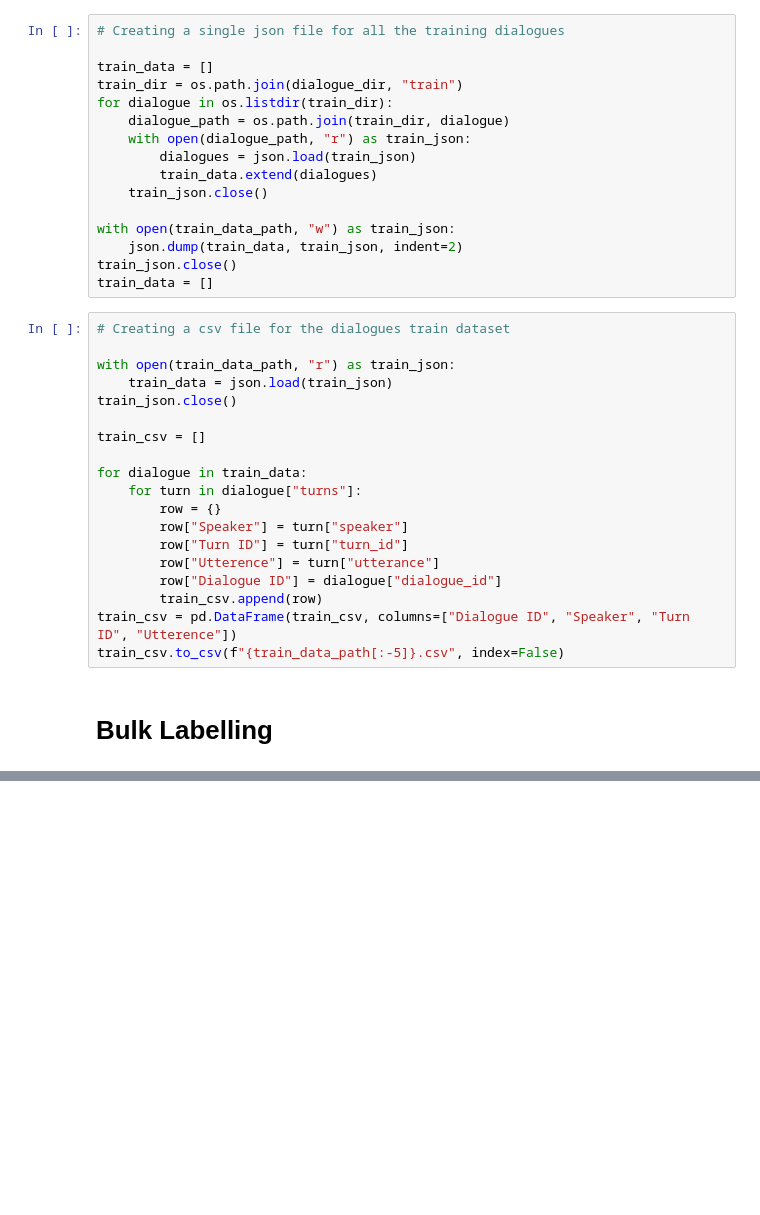
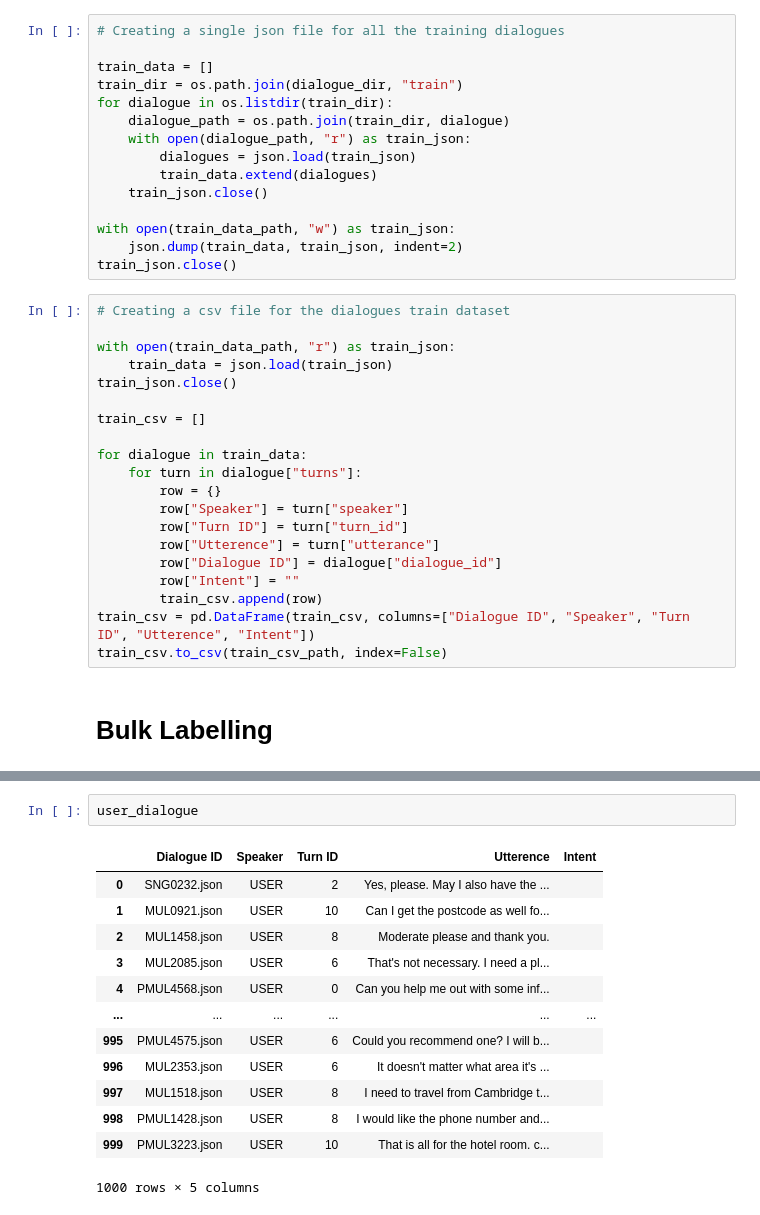
Before and after one commit to darshanmakwana412/contextual-chatbot, a Jupyter notebook: dialogue.ipynb, the cells around one changed output, grey strips where cells are left out. Saved outputs shown, nothing was run; the diff lists cells and outputs as text; blank space fills up the shorter version.

```diff
--- a/dialogue.ipynb
+++ b/dialogue.ipynb
@@ -20,7 +26,6 @@ for dialogue in os.listdir(train_dir):
 with open(train_data_path, "w") as train_json:
     json.dump(train_data, train_json, indent=2)
 train_json.close()
-train_data = []
 # %%
 # Creating a csv file for the dialogues train dataset
 
@@ -37,9 +42,10 @@ for dialogue in train_data:
         row["Turn ID"] = turn["turn_id"]
         row["Utterence"] = turn["utterance"]
         row["Dialogue ID"] = dialogue["dialogue_id"]
+        row["Intent"] = ""
         train_csv.append(row)
-train_csv = pd.DataFrame(train_csv, columns=["Dialogue ID", "Speaker", "Turn ID", "Utterence"])
-train_csv.to_csv(f"{train_data_path[:-5]}.csv", index=False)
+train_csv = pd.DataFrame(train_csv, columns=["Dialogue ID", "Speaker", "Turn ID", "Utterence", "Intent"])
+train_csv.to_csv(train_csv_path, index=False)
 # %% [markdown]
 # Bulk Labelling
 # %%
@@ -57,0 +68,16 @@ ModuleNotFoundError: No module named 'ipywidgets'
+# %%
+user_dialogue
+# %% [output]
+|  | Dialogue ID | Speaker | Turn ID | Utterence | Intent |
+| 0 | SNG0232.json | USER | 2 | Yes, please. May I also have the ... |  |
+| 1 | MUL0921.json | USER | 10 | Can I get the postcode as well fo... |  |
+| 2 | MUL1458.json | USER | 8 | Moderate please and thank you. |  |
+| 3 | MUL2085.json | USER | 6 | That's not necessary. I need a pl... |  |
+| 4 | PMUL4568.json | USER | 0 | Can you help me out with some inf... |  |
+| ... | ... | ... | ... | ... | ... |
+| 995 | PMUL4575.json | USER | 6 | Could you recommend one? I will b... |  |
+| 996 | MUL2353.json | USER | 6 | It doesn't matter what area it's ... |  |
+| 997 | MUL1518.json | USER | 8 | I need to travel from Cambridge t... |  |
+| 998 | PMUL1428.json | USER | 8 | I would like the phone number and... |  |
+| 999 | PMUL3223.json | USER | 10 | That is all for the hotel room. c... |  |
+1000 rows × 5 columns
```
Also changed, not shown: parts of 16 cells of this notebook, 3 other files.
